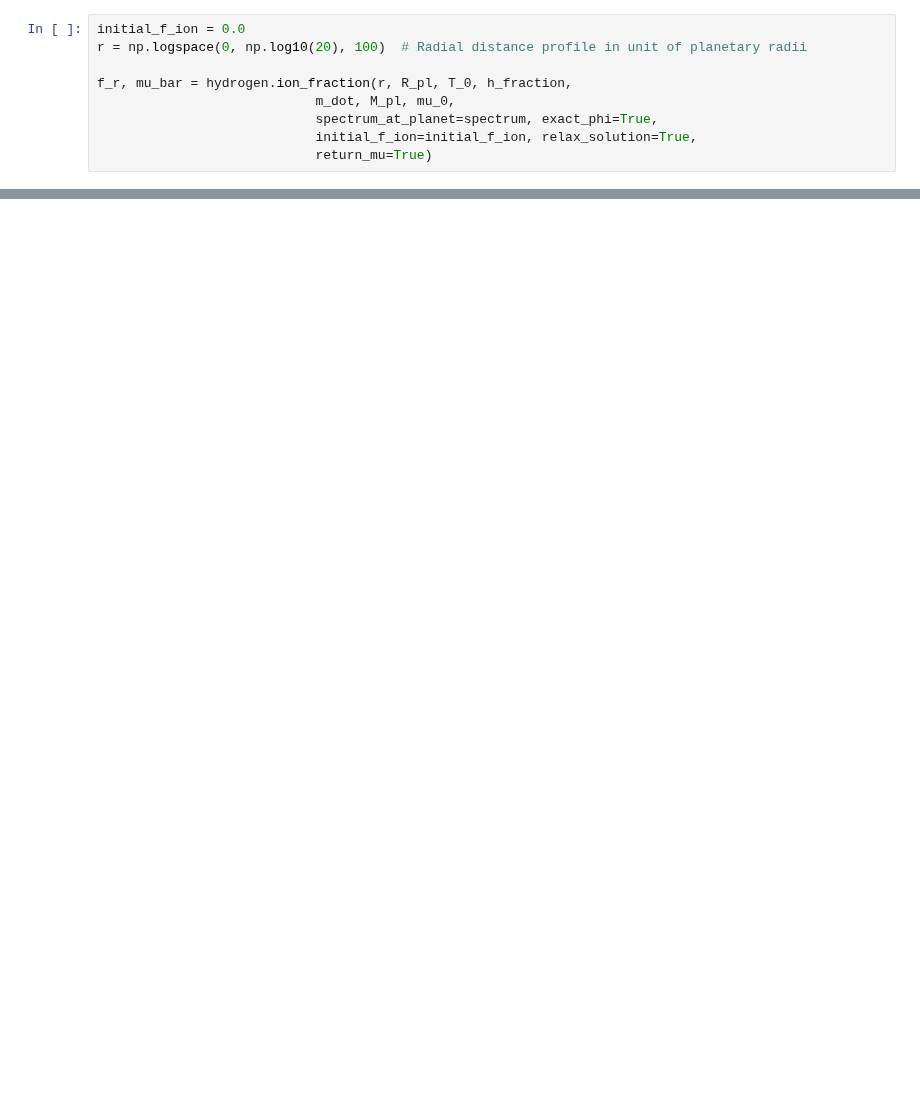
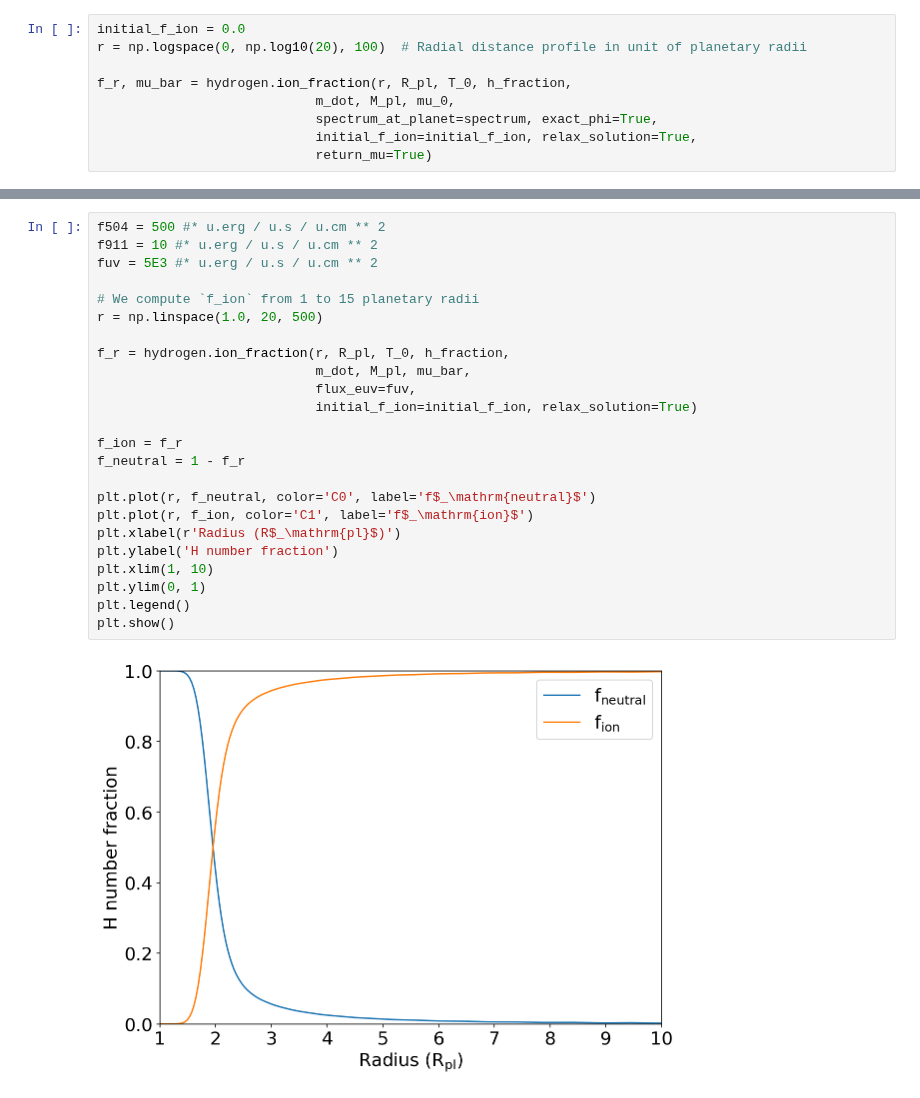
Before and after one commit to BrownDwarf/disperse, a Jupyter notebook: notebooks/01_exploratory/18_p_winds_sandbox.ipynb, the cells around one changed output, grey strips where cells are left out. Drawn from its saved outputs; the diff is of its cells as text; blank space fills up the shorter version.

```diff
--- a/notebooks/01_exploratory/18_p_winds_sandbox.ipynb
+++ b/notebooks/01_exploratory/18_p_winds_sandbox.ipynb
@@ -162,0 +199,26 @@ plt.show()a
+# %%
+f504 = 500 #* u.erg / u.s / u.cm ** 2
+f911 = 10 #* u.erg / u.s / u.cm ** 2
+fuv = 5E3 #* u.erg / u.s / u.cm ** 2
+
+# We compute `f_ion` from 1 to 15 planetary radii
+r = np.linspace(1.0, 20, 500)
+
+f_r = hydrogen.ion_fraction(r, R_pl, T_0, h_fraction,
+                            m_dot, M_pl, mu_bar,
+                            flux_euv=fuv,
+                            initial_f_ion=initial_f_ion, relax_solution=True)
+
+f_ion = f_r
+f_neutral = 1 - f_r
+
+plt.plot(r, f_neutral, color='C0', label='f$_\mathrm{neutral}$')
+plt.plot(r, f_ion, color='C1', label='f$_\mathrm{ion}$')
+plt.xlabel(r'Radius (R$_\mathrm{pl}$)')
+plt.ylabel('H number fraction')
+plt.xlim(1, 10)
+plt.ylim(0, 1)
+plt.legend()
+plt.show()
+# %% [output]
+[figure, added]
```
Also changed, not shown: parts of 14 cells of this notebook, 3 other files.
